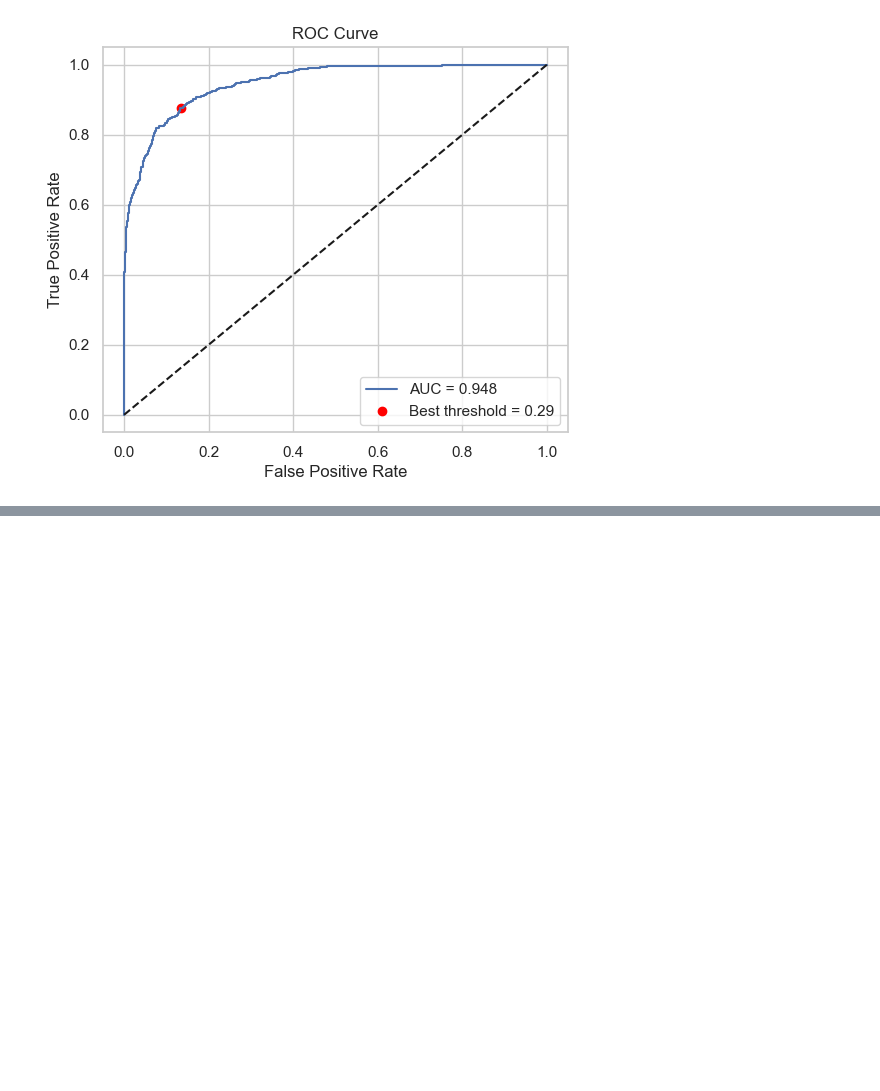
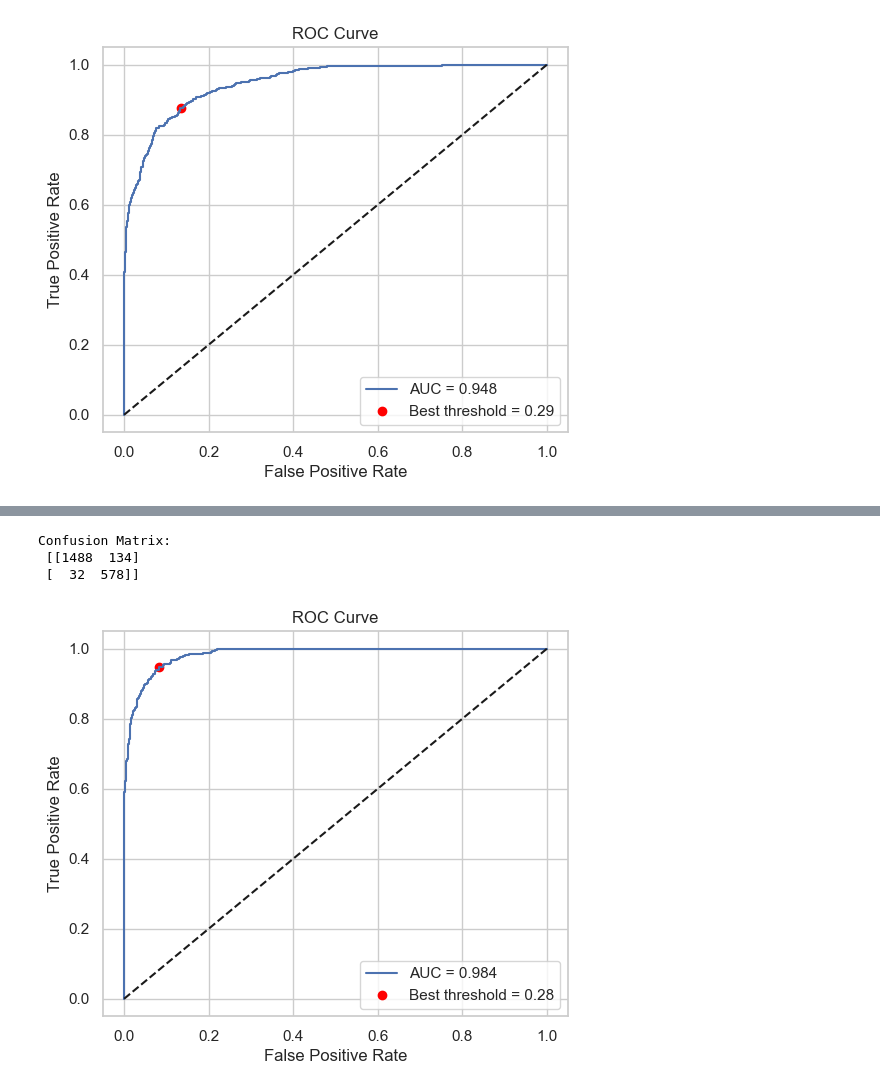
Before and after one commit to DaniilAzarov123/F1-drivers-analysis, a Jupyter notebook: F1_drivers_analysis.ipynb, the cells around one changed output, grey strips where cells are left out. Cells and saved outputs as stored; diff of their text form; code cells hidden in the pictures; blank space fills up the shorter version.

```diff
--- a/F1_drivers_analysis.ipynb
+++ b/F1_drivers_analysis.ipynb
@@ -438,0 +487,9 @@ Finally, the probability of finishing the race started growing drastically after
+# %%
+xgb_model = xgb.XGBClassifier(
+    objective="binary:logistic",  # for multi-class classification
+    n_estimators=100,
+    learning_rate=0.1,
+    random_state=1
+)
+
+xgb_model.fit(X_train, Y_train)
@@ -438,0 +508,8 @@ Finally, the probability of finishing the race started growing drastically after
+# %%
+# Predict probabilities
+Y_pred_prob = xgb_model.predict_proba(X_test)[:, 1]
+# %%
+# ROC curve and AUC
+fpr, tpr, thresholds = roc_curve(Y_test, Y_pred_prob)
+auc_score = roc_auc_score(Y_test, Y_pred_prob)
+print("AUC:", auc_score)
@@ -438,0 +518,6 @@ Finally, the probability of finishing the race started growing drastically after
+# %%
+# Find best threshold (Youden’s J statistic = TPR - FPR)
+j_scores = tpr - fpr
+best_idx = np.argmax(j_scores)
+best_threshold = thresholds[best_idx]
+print("Best threshold:", best_threshold)
@@ -438,0 +542,21 @@ Finally, the probability of finishing the race started growing drastically after
+# %%
+# Confusion Matrix
+cm = confusion_matrix(Y_test, Y_pred_opt)
+print("Confusion Matrix:\n", cm)
+# %% [output]
+Confusion Matrix:
+ [[1488  134]
+ [  32  578]]
+# %%
+# ROC Curve
+plt.figure(figsize=(6, 5))
+plt.plot(fpr, tpr, label=f"AUC = {auc_score:.3f}")
+plt.scatter(fpr[best_idx], tpr[best_idx], color="red", label=f"Best threshold = {best_threshold:.2f}")
+plt.plot([0, 1], [0, 1], 'k--')
+plt.xlabel("False Positive Rate")
+plt.ylabel("True Positive Rate")
+plt.title("ROC Curve")
+plt.legend()
+plt.show()
+# %% [output]
+[figure, added]
```
Also changed, not shown: parts of 27 cells of this notebook.
